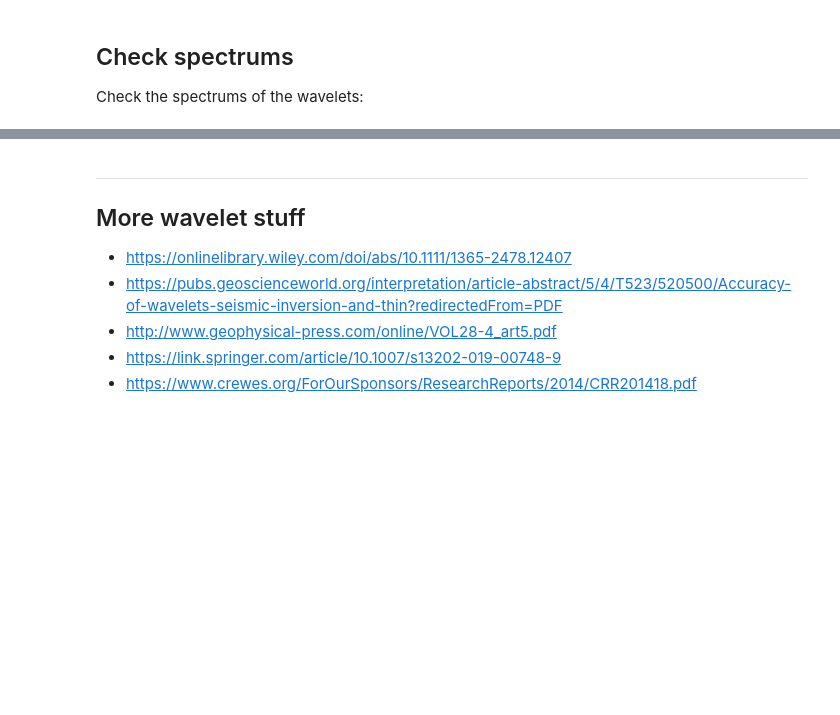
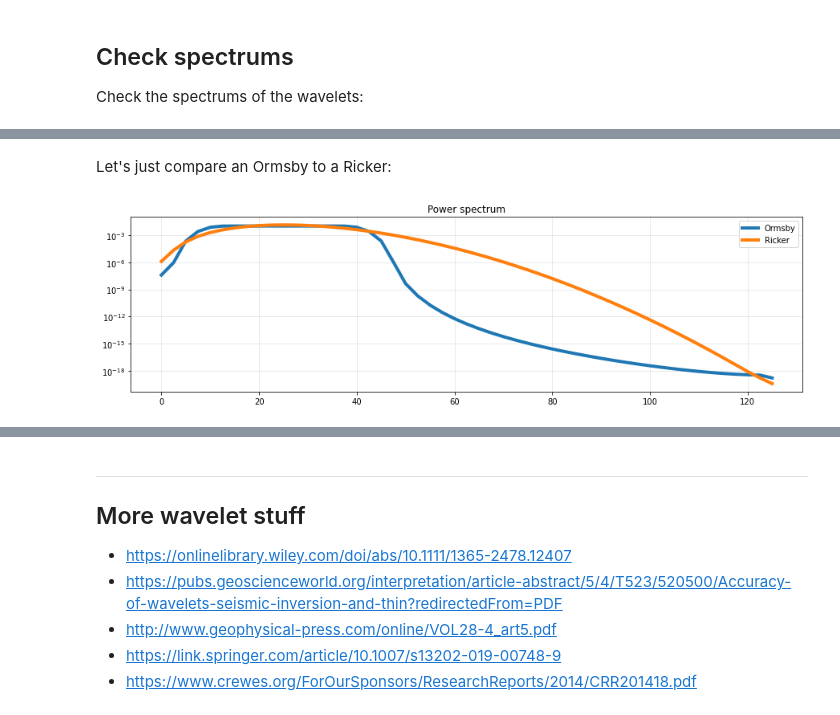
Before and after one commit to softwareunderground/repro-zoo, a Jupyter notebook: ryan-1994/Ormsby_wavelet_reproducibility.ipynb, the cells around one changed output, grey strips where cells are left out. Saved outputs shown, nothing was run; the diff lists cells and outputs as text; code cells hidden in the pictures; blank space fills up the shorter version.

```diff
--- a/ryan-1994/Ormsby_wavelet_reproducibility.ipynb
+++ b/ryan-1994/Ormsby_wavelet_reproducibility.ipynb
@@ -422,0 +426,16 @@ plt.show()
+# %% [markdown]
+Let's just compare an Ormsby to a Ricker:
+# %%
+from bruges.filters import ricker
+
+rick, tw = ricker(0.4, dt=0.004, f=25, return_t=True)
+
+plt.figure(figsize=(15, 4))
+plt.semilogy(*welch(orms, fs=250, nperseg=100, scaling='spectrum'), c='C0', lw=4, label='Ormsby')
+plt.semilogy(*welch(rick, fs=250, nperseg=100, scaling='spectrum'), c='C1', lw=4, label='Ricker')
+plt.legend()
+plt.grid(c='k', alpha=0.1)
+plt.title('Power spectrum')
+plt.show()
+# %% [output]
+[figure, added]
```
Also changed, not shown: parts of 8 cells of this notebook, 1 other file.
